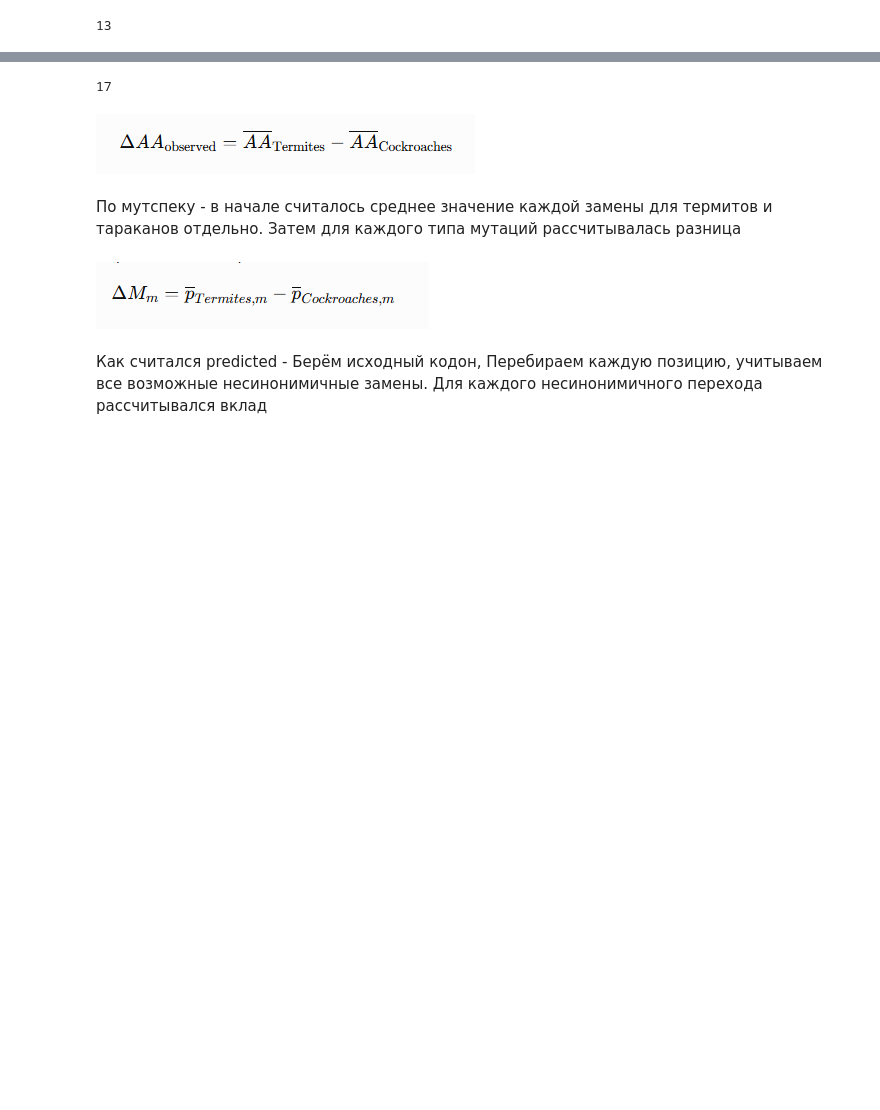
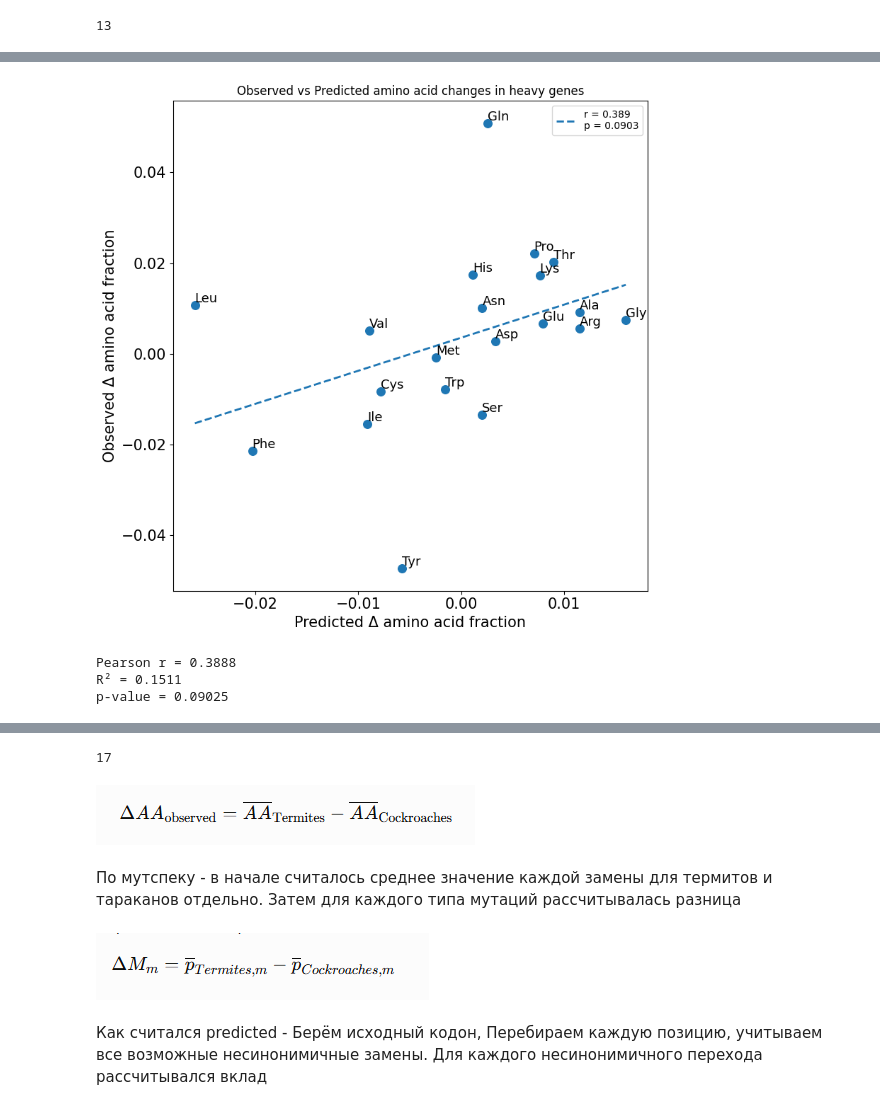
Before and after one commit to mitoclub/mutspec_insecta_paper, a Jupyter notebook: cod/aa_difference.ipynb, the cells around one changed output, grey strips where cells are left out. Drawn from its saved outputs; the diff is of its cells as text; code cells hidden in the pictures; blank space fills up the shorter version.

```diff
--- a/cod/aa_difference.ipynb
+++ b/cod/aa_difference.ipynb
@@ -913,3 +915,52 @@ heavy_aa_summary
 | 7 | I | Ile | 0.037383 | 0.052835 | -0.015452 | decrease | ... |
 | 4 | F | Phe | 0.007844 | 0.029245 | -0.021400 | decrease | ... |
 | 9 | L | Leu | 0.041864 | 0.031081 | 0.010782 | increase | ... |
+# %%
+# Данные
+x = heavy_aa_summary["predicted_delta"]
+y = heavy_aa_summary["observed_delta"]
+
+# Линейная регрессия
+slope, intercept, r_value, p_value, std_err = linregress(x, y)
+
+# Линия регрессии
+x_line = sorted(x)
+y_line = [slope * xi + intercept for xi in x_line]
+
+# График
+plt.figure(figsize=(8, 8))
+
+plt.scatter(x, y, s=70)
+plt.plot(x_line, y_line,
+         linestyle='--',
+         linewidth=2,
+         label=f"r = {r_value:.3f}\np = {p_value:.3g}")
+
+# Подписи аминокислот
+for _, row in heavy_aa_summary.iterrows():
+    plt.text(row["predicted_delta"],
+             row["observed_delta"],
+             row["amino_acid_name"],
+             fontsize=13,
+             ha='left',
+             va='bottom')
+
+plt.xticks(fontsize=15)
+plt.yticks(fontsize=15)
+plt.xlabel("Predicted Δ amino acid fraction",fontsize=15)
+plt.ylabel("Observed Δ amino acid fraction",fontsize=15)
+plt.title("Observed vs Predicted amino acid changes in heavy genes")
+plt.legend()
+plt.tight_layout()
+
+plt.savefig('../figures/aa_changes_corr_heavy.pdf', dpi=300, bbox_inches = 'tight')
+plt.show()
+
+print(f"Pearson r = {r_value:.4f}")
+print(f"R² = {r_value**2:.4f}")
+print(f"p-value = {p_value:.4g}")
+# %% [output]
+[figure, added]
+Pearson r = 0.3888
+R² = 0.1511
+p-value = 0.09025
```
Also changed, not shown: parts of 2 cells of this notebook.
